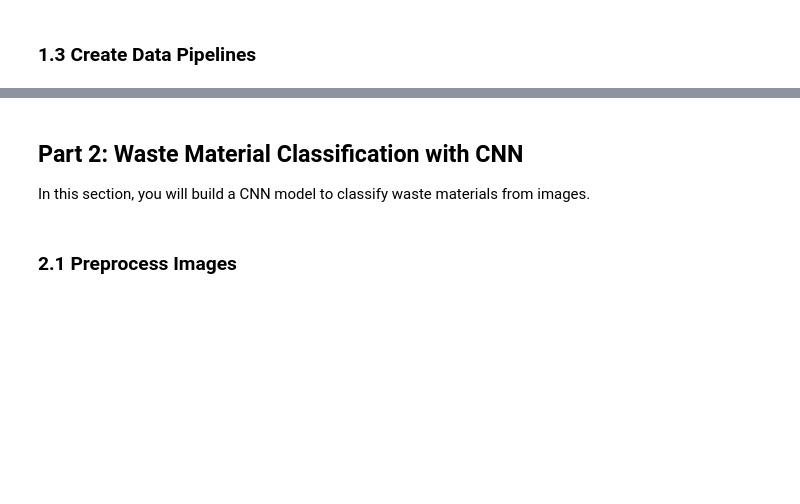
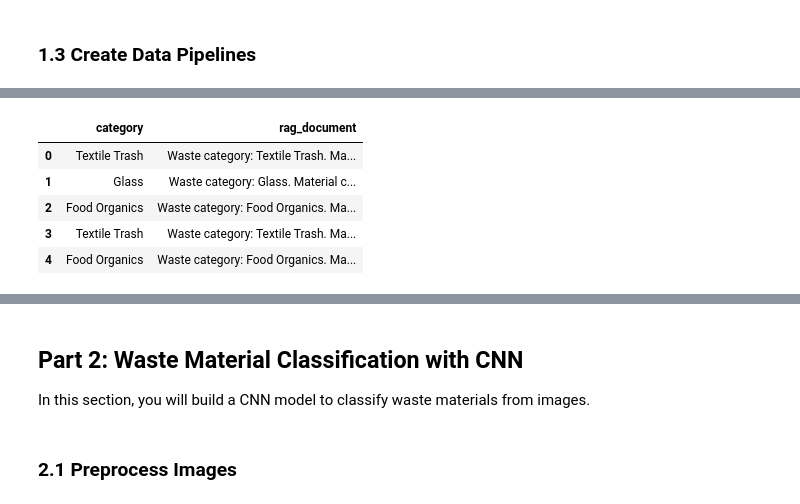
Before and after one commit to JacintaOsoro/NNs-and-SIMILIAR-MODELS-GROUP-8, a Jupyter notebook: waste_management_summative.ipynb, the cells around one changed output, grey strips where cells are left out. Saved outputs shown, nothing was run; the diff lists cells and outputs as text; code cells hidden in the pictures; blank space fills up the shorter version.

Commit message:
RAG Preprocessing

```diff
--- a/waste_management_summative.ipynb
+++ b/waste_management_summative.ipynb
@@ -296,0 +495,28 @@ dtype: object
+# %%
+# RAG document preprocessing
+rag_data = df_description.copy()
+
+# Replace missing confusion information
+rag_data["common_confusion"] = rag_data["common_confusion"].fillna(
+    "No specific common confusion provided."
+)
+
+# Create a document containing useful waste-management information
+rag_data["rag_document"] = (
+    "Waste category: " + rag_data["category"] +
+    ". Material composition: " + rag_data["material_composition"] +
+    ". Disposal instruction: " + rag_data["disposal_instruction"] +
+    ". Common confusion: " + rag_data["common_confusion"]
+)
+
+# Display examples
+rag_data[
+    ["category", "rag_document"]
+].head()
+# %% [output]
+|  | category | rag_document |
+| 0 | Textile Trash | Waste category: Textile Trash. Ma... |
+| 1 | Glass | Waste category: Glass. Material c... |
+| 2 | Food Organics | Waste category: Food Organics. Ma... |
+| 3 | Textile Trash | Waste category: Textile Trash. Ma... |
+| 4 | Food Organics | Waste category: Food Organics. Ma... |
```
Also changed, not shown: parts of 43 cells of this notebook.
